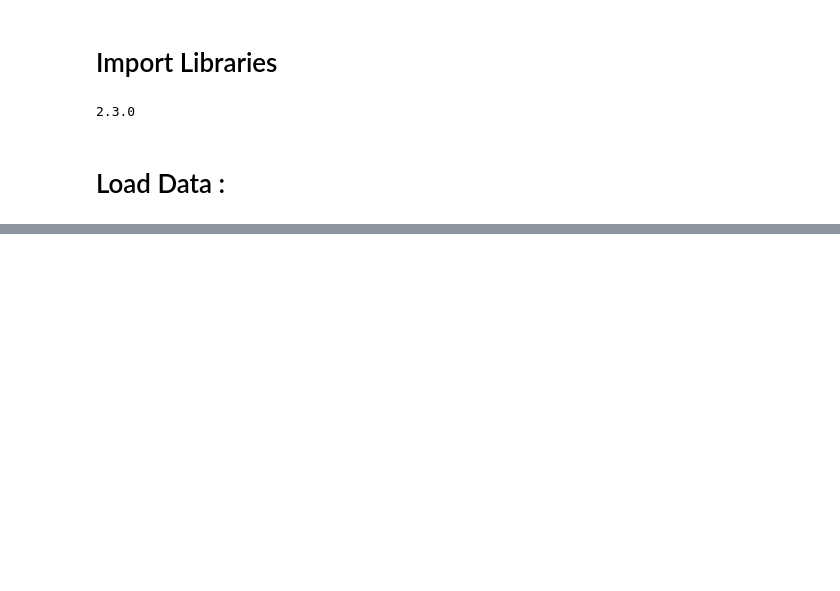
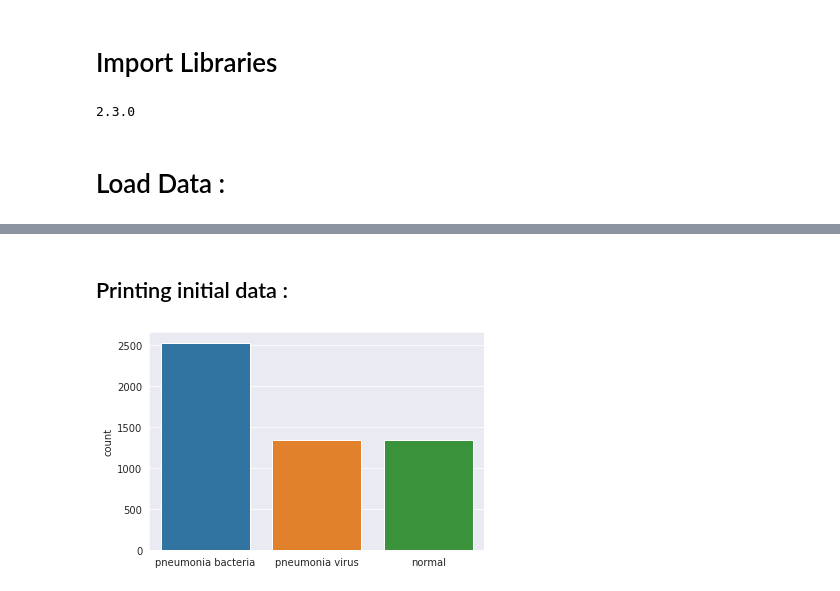
Before and after one commit to Kshitij879/PnemoniaDetection, a Jupyter notebook: Pneumonia_Detection_model.ipynb, the cells around one changed output, grey strips where cells are left out. Cells and saved outputs as stored; diff of their text form; code cells hidden in the pictures; blank space fills up the shorter version.

```diff
--- a/Pneumonia_Detection_model.ipynb
+++ b/Pneumonia_Detection_model.ipynb
@@ -97,0 +117,19 @@ val = get_input_data('/content/gdrive/My Drive/chest_xray/val')
+# %% [markdown]
+<h2> Printing initial data :</h2>
+# %%
+def display_set(one_set, order = ["pneumonia bacteria", "pneumonia virus", "normal"]):
+    l = []
+    for i in one_set:
+        if i[2] == [1,0,0]:
+            diag = "pneumonia bacteria"
+        elif i[2] == [0,1,0]:
+            diag = "pneumonia virus"
+        else:
+            diag = "normal"
+        l.append(diag)
+    sns.set_style('darkgrid')
+    sns.countplot(l, order = order)
+# %%
+display_set(train)
+# %% [output]
+[figure, added]
```
Also changed, not shown: parts of 6 cells of this notebook.
